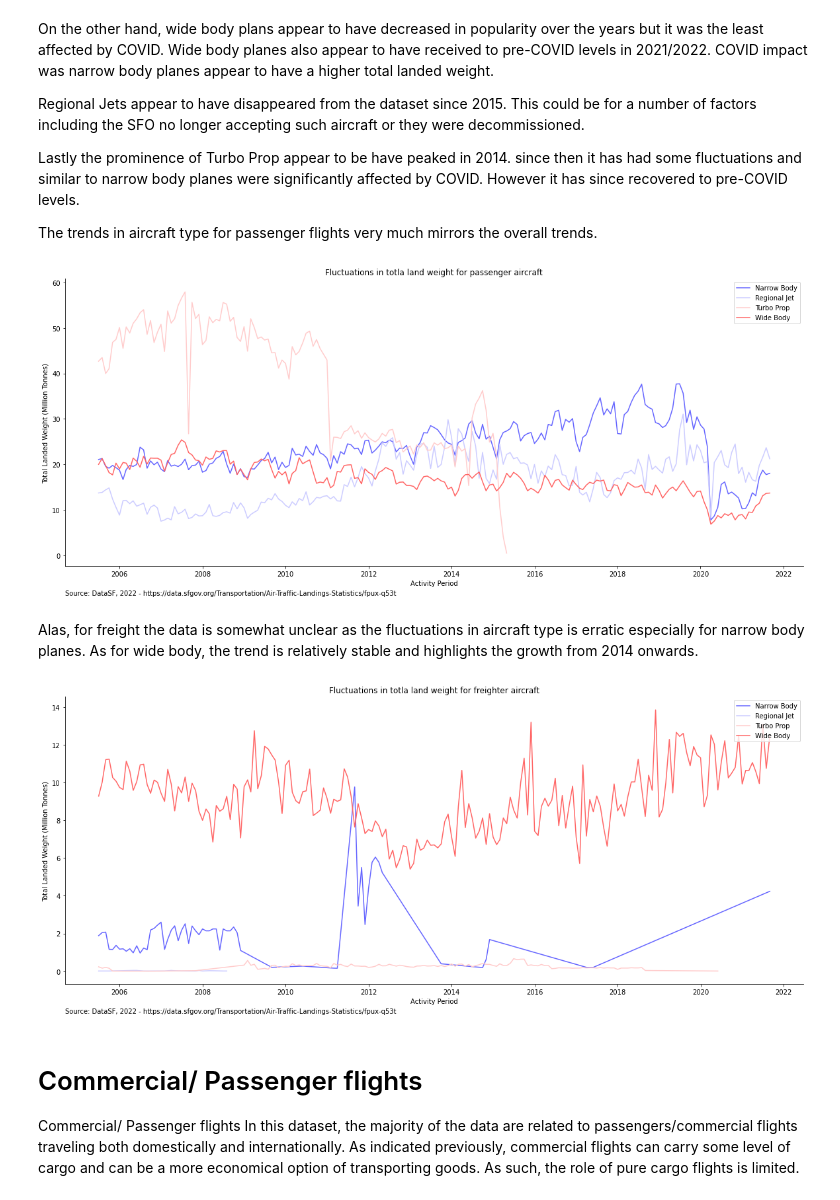
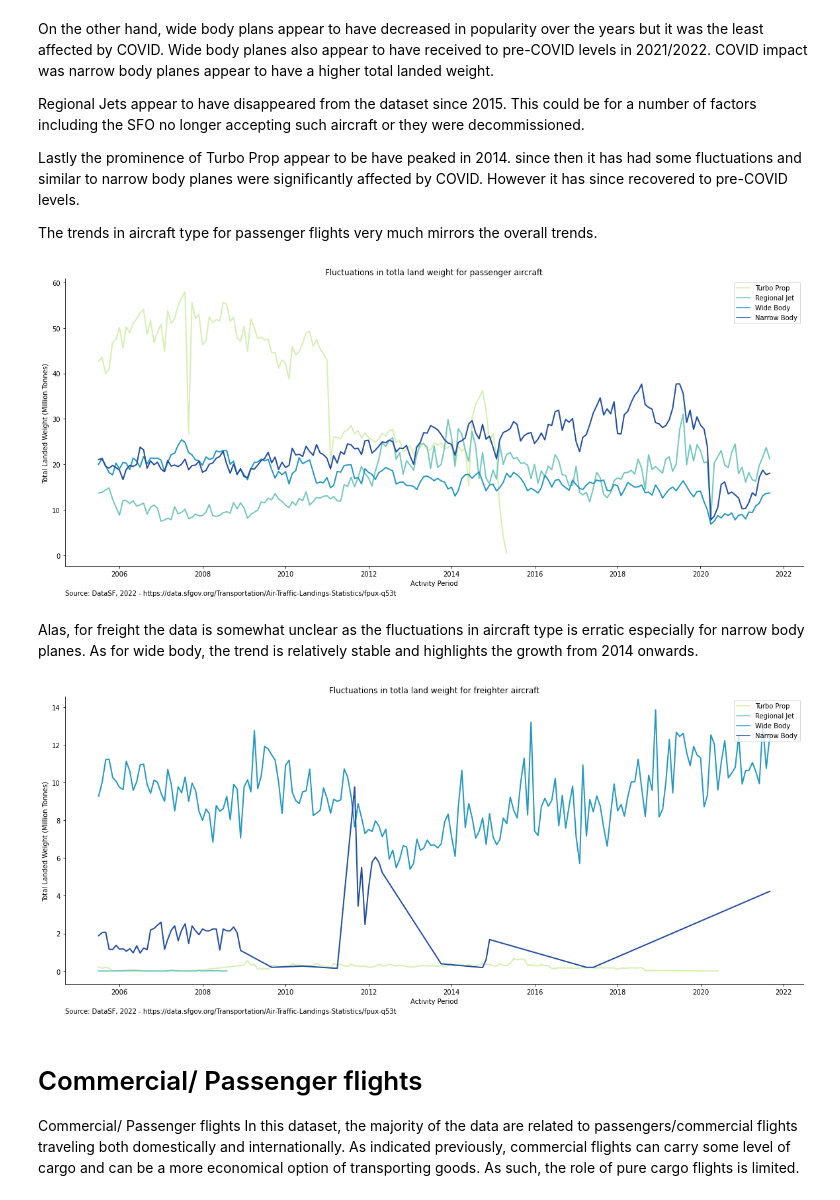
Before and after one commit to Lostinworlds/Aviation, a Jupyter notebook: eda-air-traffic-landings-statistics.ipynb, the cells around one changed output. Cells and saved outputs as stored; diff of their text form; code cells hidden in the pictures.

```diff
--- a/eda-air-traffic-landings-statistics.ipynb
+++ b/eda-air-traffic-landings-statistics.ipynb
@@ -252,7 +256,7 @@ The trends in aircraft type for passenger flights very much mirrors the overall
 #create graph
 plt.figure(figsize = (20,8))
 sns.lineplot(x = "Activity Period", y = "Total Landed Weight (Million Tonnes)", data = df[df["Landing Aircraft Type"]=="Passenger"], hue ="Aircraft Body Type",
-             ci = None, palette = "bwr",  hue_order = ["Narrow Body", "Regional Jet", "Turbo Prop", "Wide Body"] )
+             ci = None, palette = "YlGnBu",  hue_order = ["Turbo Prop", "Regional Jet",  "Wide Body", "Narrow Body",], lw=2 )
 
 #modified graph
 plt.title("Fluctuations in totla land weight for passenger aircraft")
@@ -262,24 +266,24 @@ plt.annotate('Source: DataSF, 2022 - https://data.sfgov.org/Transportation/Air-T
 plt.legend(loc='upper right')
 plt.show()
 # %% [output]
-[figure, old version]
+[figure, new version]
 # %% [markdown]
 Alas, for freight the data is somewhat unclear as the fluctuations in aircraft type is erratic especially for narrow body planes. As for wide body, the trend is  relatively stable and highlights the growth from 2014 onwards.
 # %%
 #create graph
 plt.figure(figsize = (20,8))
 sns.lineplot(x = "Activity Period", y = "Total Landed Weight (Million Tonnes)", data = df[df["Landing Aircraft Type"]=="Freighter"],
-             hue ="Aircraft Body Type", ci = None, palette = "bwr",  hue_order = ["Narrow Body", "Regional Jet", "Turbo Prop", "Wide Body"])
+             hue ="Aircraft Body Type", ci = None, palette = "YlGnBu",  hue_order = ["Turbo Prop", "Regional Jet",  "Wide Body", "Narrow Body",], lw=2)
 
 #modified graph
 plt.title("Fluctuations in totla land weight for freighter aircraft")
 sns.despine(top = True, right = True, left = False, bottom = False)
 
 plt.annotate('Source: DataSF, 2022 - https://data.sfgov.org/Transportation/Air-Traffic-Landings-Statistics/fpux-q53t', (0,-.1), xycoords ='axes fraction' )
 plt.legend(loc='upper right')
 plt.show()
 # %% [output]
-[figure, old version]
+[figure, new version]
 # %% [markdown]
 # Commercial/ Passenger flights
 
```
Also changed, not shown: parts of 23 cells of this notebook.
